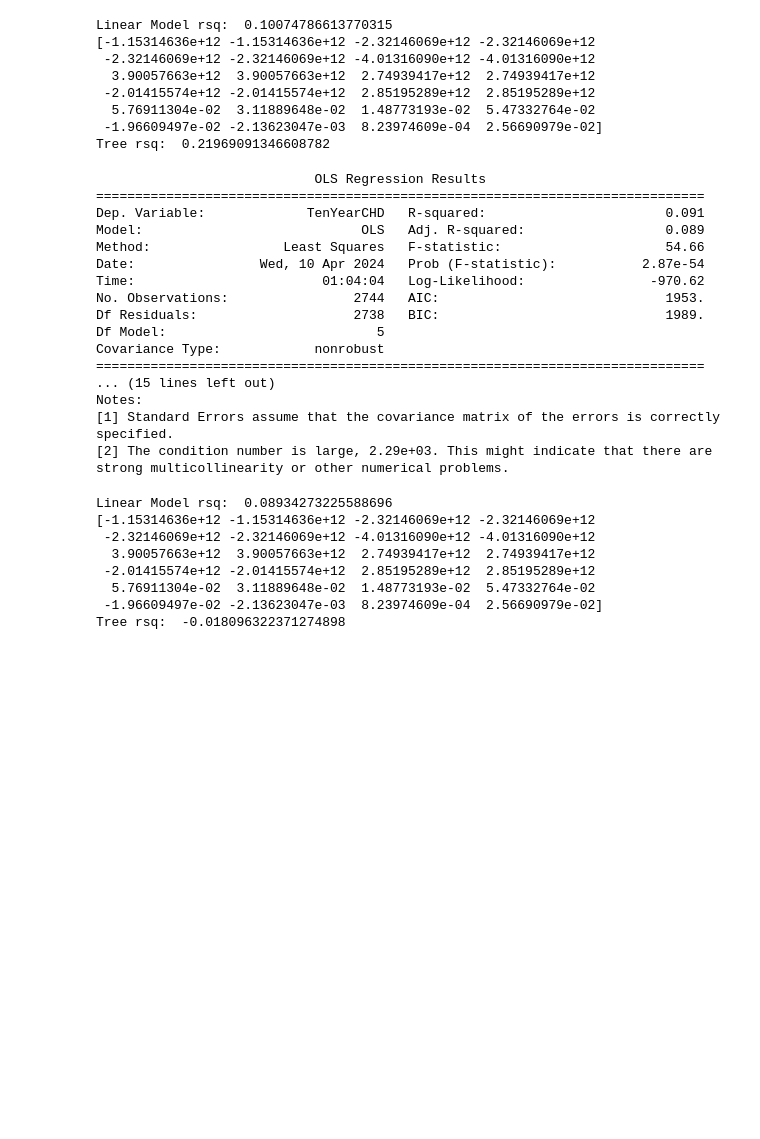
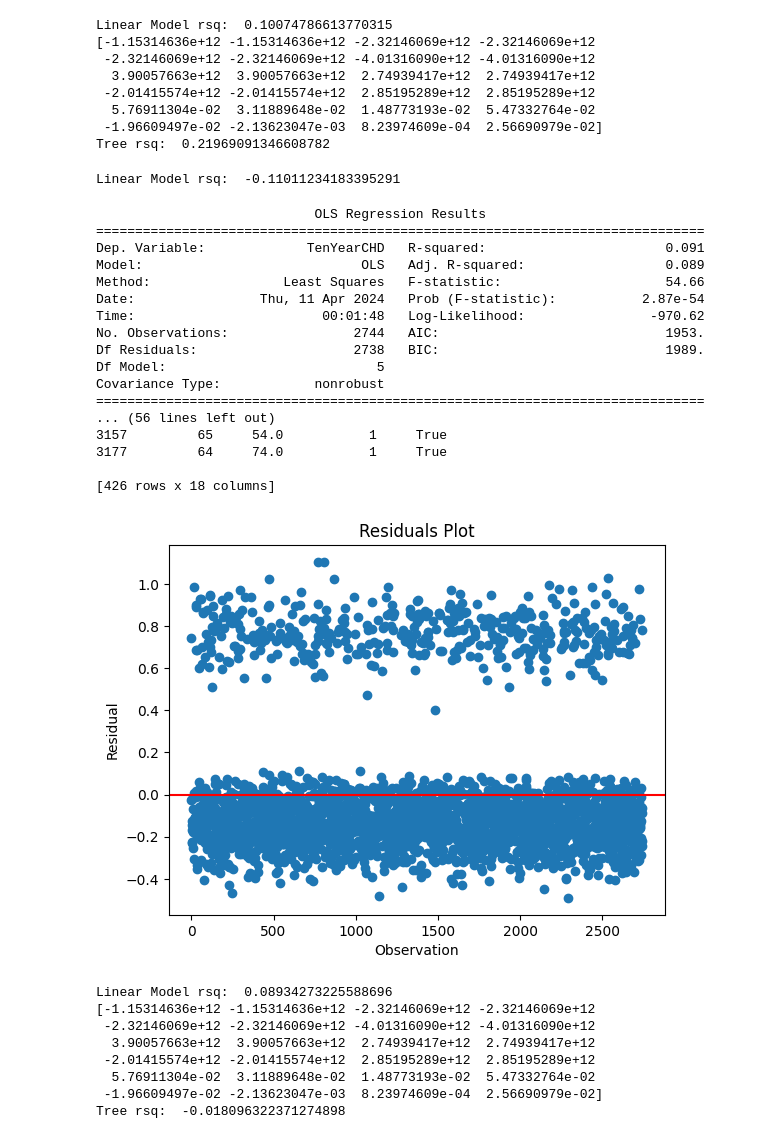
Before and after one commit to gdbwoo/DS-3001-Projects, a Jupyter notebook: Project 2/project_chd.ipynb, the cells around one changed output. Saved outputs shown, nothing was run; the diff lists cells and outputs as text; code cells hidden in the pictures; blank space fills up the shorter version.

```diff
--- a/Project 2/project_chd.ipynb
+++ b/Project 2/project_chd.ipynb
@@ -236,38 +321,88 @@ Linear Model rsq:  0.10074786613770315
   5.76911304e-02  3.11889648e-02  1.48773193e-02  5.47332764e-02
  -1.96609497e-02 -2.13623047e-03  8.23974609e-04  2.56690979e-02]
 Tree rsq:  0.21969091346608782
+# %%
+# Tried it with variables that showed a relationship between TenYearCHD
+
+Z = df.loc[:,['age','cigsPerDay']]
+y = df['TenYearCHD']
+X_test = df_test.loc[:,['age','cigsPerDay']]
+y_test = df_test['TenYearCHD']
+
+#cat_vars = ['education']
+num_vars = ['age','cigsPerDay']
+
+
+#cat_pipeline = Pipeline(steps = [('ohc', OneHotEncoder(sparse_output=False))]) # One hot encoding
+num_pipeline = Pipeline(steps = [('maxmin', StandardScaler()) # Maxmin scaling
+                                 ])
+preprocessor = ColumnTransformer(
+    transformers = [#('cat', cat_pipeline, cat_vars), # Transform cat_vars by cat_pipeline
+                    ('num', num_pipeline, num_vars)])
+
+lm_pipe = Pipeline(steps=[('preprocessor', preprocessor),
+                ('linreg', LinearRegression(fit_intercept=False))])
+lm = lm_pipe.fit(Z, y)
+print('Linear Model rsq: ', lm.score(X_test, y_test))
+# %% [output]
+Linear Model rsq:  -0.11011234183395291
 # %%
 import statsmodels.api as sm
 
 # Create your model
 # X = df.loc[:,['sex', 'age', 'education', 'currentSmoker', 'cigsPerDay',
 #        'BPMeds', 'prevalentStroke', 'prevalentHyp', 'diabetes', 'totChol',
 #        'sysBP', 'diaBP', 'BMI', 'heartRate', 'glucose']]
 X = df.loc[:,['sex','age','cigsPerDay',"totChol",'sysBP']]
 y = df['TenYearCHD']
 X = sm.add_constant(X) # Add a constant term if needed
 model = sm.OLS(y, X).fit()
 
 # Get the summary
 print(model.summary())
+
+residuals = model.resid
+Q1 = np.percentile(residuals, 25)
+Q3 = np.percentile(residuals, 75)
+IQR = Q3 - Q1
+
+# Define a threshold multiplier for outlier detection (e.g., 1.5 times the IQR)
+threshold_multiplier = 1.5
+
+# Create an outlier dummy variable
+df['outlier'] = (residuals < (Q1 - threshold_multiplier * IQR)) | (residuals > (Q3 + threshold_multiplier * IQR))
+
+# Print outliers
+print("Outliers:")
+print(df[df['outlier']])
+
+# Visualize residuals
+import matplotlib.pyplot as plt
+plt.scatter(np.arange(len(residuals)), residuals)
+plt.axhline(y=0, color='r', linestyle='-')
+plt.title('Residuals Plot')
+plt.xlabel('Observation')
+plt.ylabel('Residual')
+plt.show()
 # %% [output]
                             OLS Regression Results
 ==============================================================================
 Dep. Variable:             TenYearCHD   R-squared:                       0.091
 Model:                            OLS   Adj. R-squared:                  0.089
 Method:                 Least Squares   F-statistic:                     54.66
-Date:                Wed, 10 Apr 2024   Prob (F-statistic):           2.87e-54
-Time:                        01:04:04   Log-Likelihood:                -970.62
+Date:                Thu, 11 Apr 2024   Prob (F-statistic):           2.87e-54
+Time:                        00:01:48   Log-Likelihood:                -970.62
 No. Observations:                2744   AIC:                             1953.
 Df Residuals:                    2738   BIC:                             1989.
 Df Model:                           5
 Covariance Type:            nonrobust
 ==============================================================================
-... (15 lines left out)
-Notes:
-[1] Standard Errors assume that the covariance matrix of the errors is correctly specified.
-[2] The condition number is large, 2.29e+03. This might indicate that there are
-strong multicollinearity or other numerical problems.
+... (56 lines left out)
+3157         65     54.0           1     True
+3177         64     74.0           1     True
+
+[426 rows x 18 columns]
+[figure, added]
 # %%
 # 7. Extract results:
 print('Linear Model rsq: ', lm.score(X_test, y_test) ) # R-squared
```
Also changed, not shown: parts of 5 cells of this notebook.
